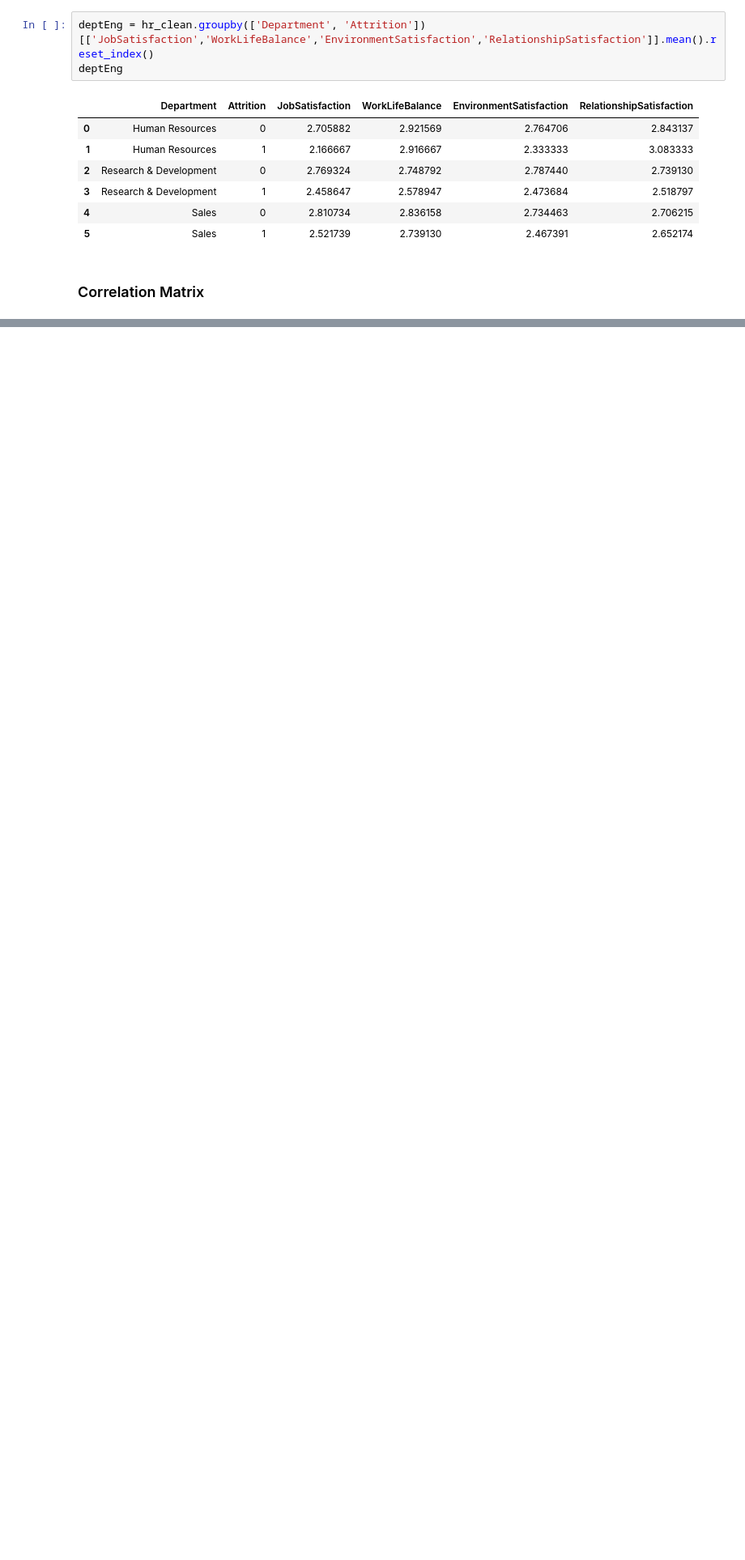
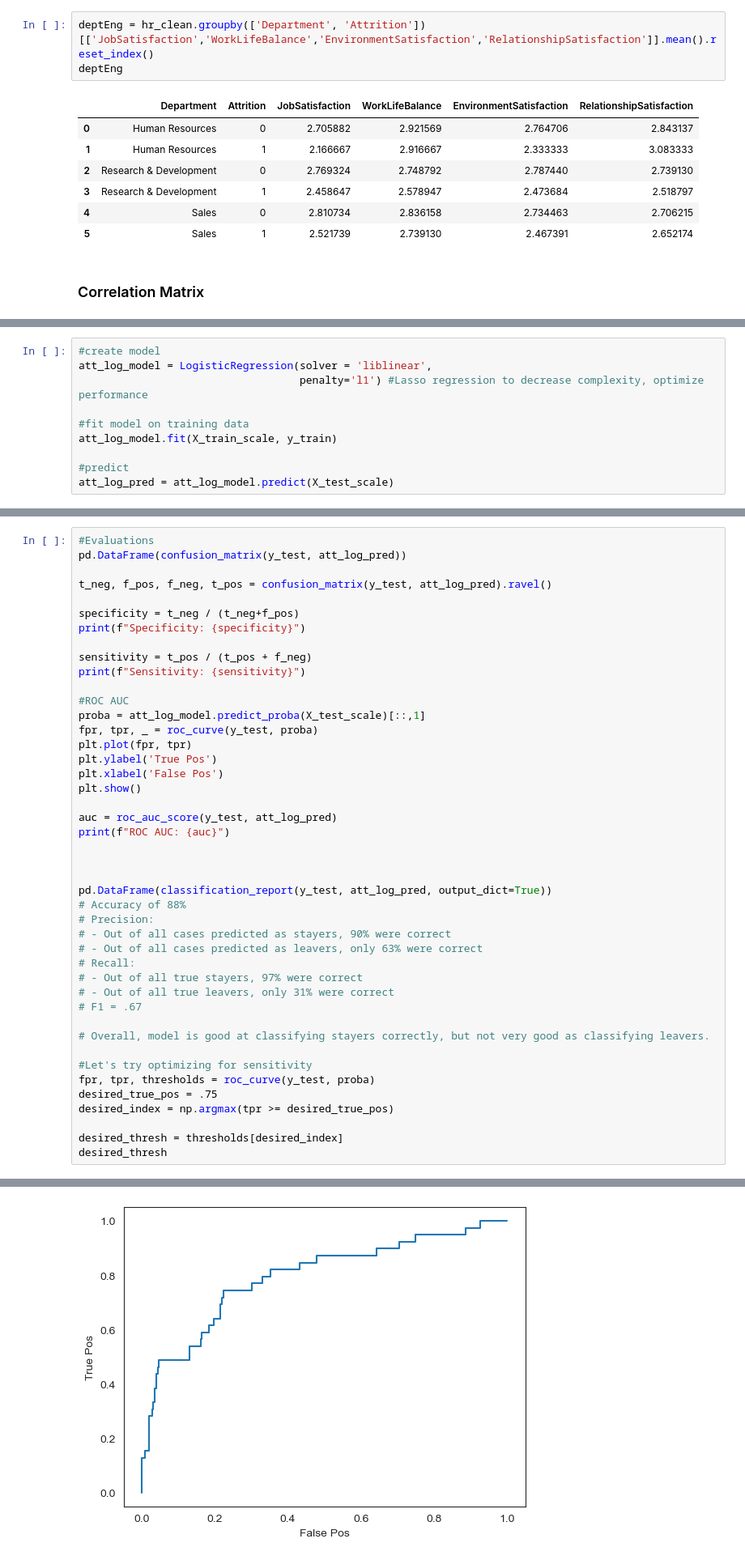
Before and after one commit to mlpost/Data-Projects, a Jupyter notebook: Kaggle HR Analytics/Predicting Attrition and Engagement/attritionAndEngagementAnalysis.ipynb, the cells around one changed output, grey strips where cells are left out. Shown at 81% size. Cells and saved outputs as stored; diff of their text form; blank space fills up the shorter version.

```diff
--- a/Kaggle HR Analytics/Predicting Attrition and Engagement/attritionAndEngagementAnalysis.ipynb
+++ b/Kaggle HR Analytics/Predicting Attrition and Engagement/attritionAndEngagementAnalysis.ipynb
@@ -381,0 +461,10 @@ weighted avg       0.91      0.85      0.88       294
+# %%
+#create model
+att_log_model = LogisticRegression(solver = 'liblinear',
+                                   penalty='l1') #Lasso regression to decrease complexity, optimize performance
+
+#fit model on training data
+att_log_model.fit(X_train_scale, y_train)
+
+#predict
+att_log_pred = att_log_model.predict(X_test_scale)
@@ -381,0 +504,45 @@ weighted avg       0.91      0.85      0.88       294
+# %%
+#Evaluations
+pd.DataFrame(confusion_matrix(y_test, att_log_pred))
+
+t_neg, f_pos, f_neg, t_pos = confusion_matrix(y_test, att_log_pred).ravel()
+
+specificity = t_neg / (t_neg+f_pos)
+print(f"Specificity: {specificity}")
+
+sensitivity = t_pos / (t_pos + f_neg)
+print(f"Sensitivity: {sensitivity}")
+
+#ROC AUC
+proba = att_log_model.predict_proba(X_test_scale)[::,1]
+fpr, tpr, _ = roc_curve(y_test, proba)
+plt.plot(fpr, tpr)
+plt.ylabel('True Pos')
+plt.xlabel('False Pos')
+plt.show()
+
+auc = roc_auc_score(y_test, att_log_pred)
+print(f"ROC AUC: {auc}")
+
+
+
+pd.DataFrame(classification_report(y_test, att_log_pred, output_dict=True))
+# Accuracy of 88%
+# Precision:
+# - Out of all cases predicted as stayers, 90% were correct
+# - Out of all cases predicted as leavers, only 63% were correct
+# Recall:
+# - Out of all true stayers, 97% were correct
+# - Out of all true leavers, only 31% were correct
+# F1 = .67
+
+# Overall, model is good at classifying stayers correctly, but not very good as classifying leavers.
+
+#Let's try optimizing for sensitivity
+fpr, tpr, thresholds = roc_curve(y_test, proba)
+desired_true_pos = .75
+desired_index = np.argmax(tpr >= desired_true_pos)
+
+desired_thresh = thresholds[desired_index]
+desired_thresh
+# %% [output]
@@ -381,0 +557 @@ weighted avg       0.91      0.85      0.88       294
+[figure, added]
```
Also changed, not shown: parts of 34 cells of this notebook.
